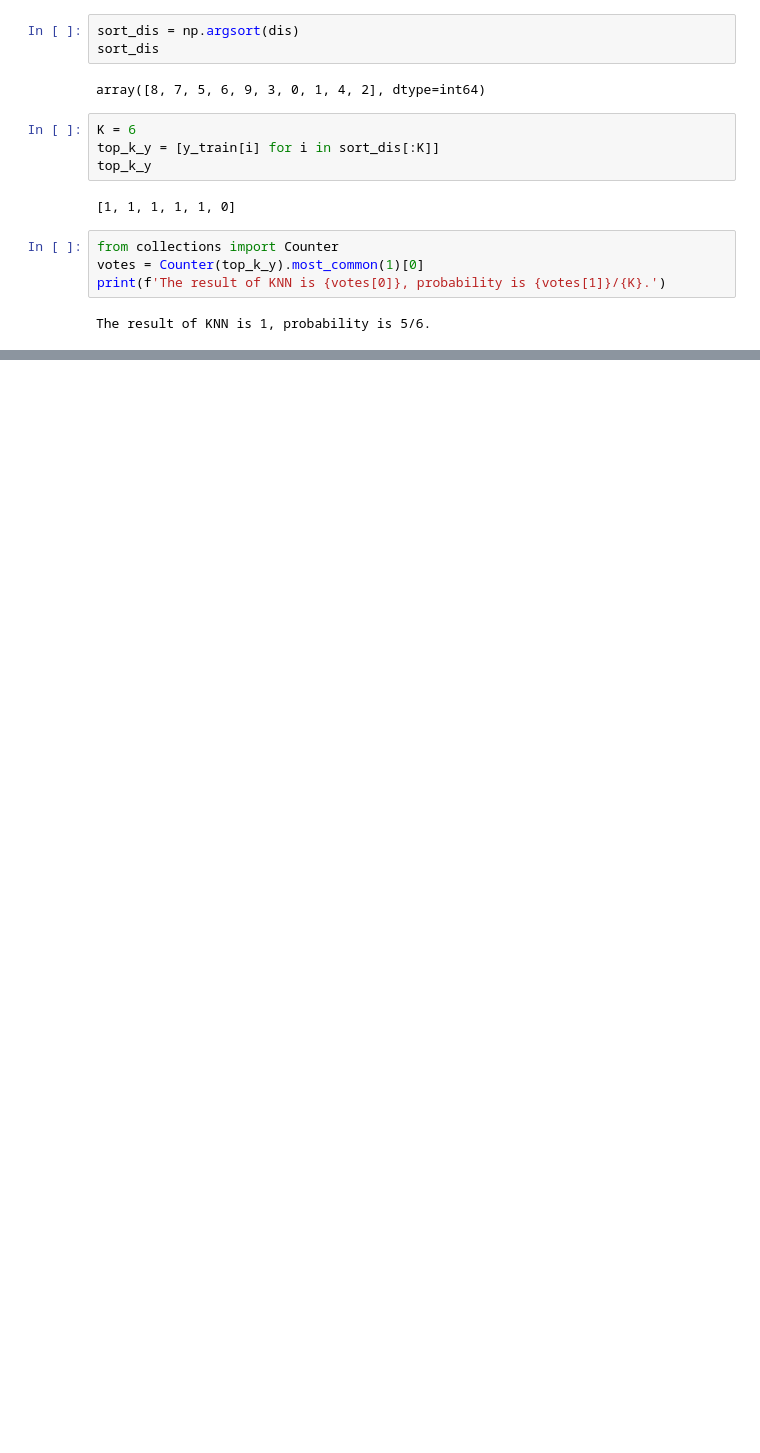
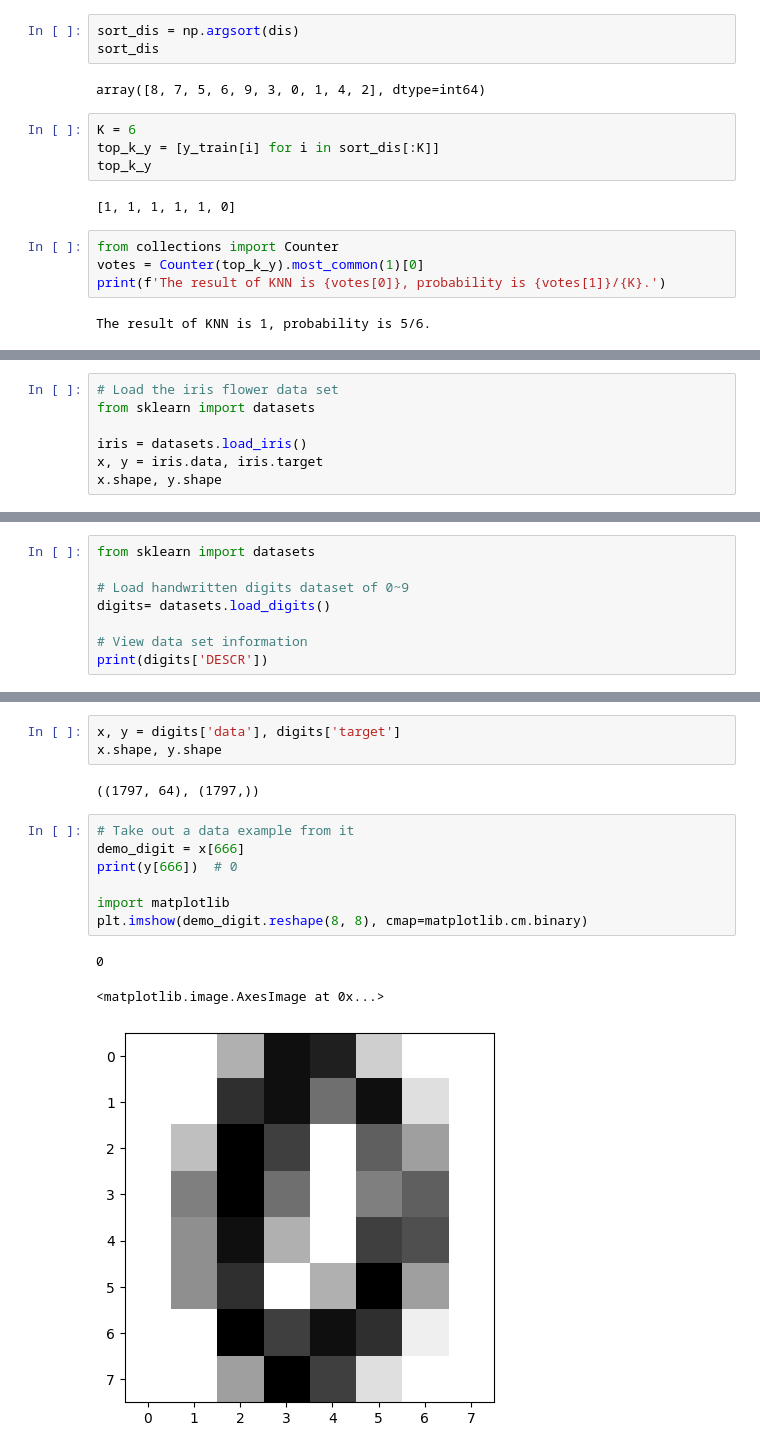
Before and after one commit to Man-Yacan/Study-for-Machine-Learning, a Jupyter notebook: KNN.ipynb, the cells around one changed output, grey strips where cells are left out. Cells and saved outputs as stored; diff of their text form; blank space fills up the shorter version.

```diff
--- a/KNN.ipynb
+++ b/KNN.ipynb
@@ -94,0 +191,7 @@ The result of KNN is 1, probability is 5/6.
+# %%
+# Load the iris flower data set
+from sklearn import datasets
+
+iris = datasets.load_iris()
+x, y = iris.data, iris.target
+x.shape, y.shape
@@ -94,0 +371,8 @@ The result of KNN is 1, probability is 5/6.
+# %%
+from sklearn import datasets
+
+# Load handwritten digits dataset of 0~9
+digits= datasets.load_digits()
+
+# View data set information
+print(digits['DESCR'])
@@ -94,0 +397,16 @@ The result of KNN is 1, probability is 5/6.
+# %%
+x, y = digits['data'], digits['target']
+x.shape, y.shape
+# %% [output]
+((1797, 64), (1797,))
+# %%
+# Take out a data example from it
+demo_digit = x[666]
+print(y[666])  # 0
+
+import matplotlib
+plt.imshow(demo_digit.reshape(8, 8), cmap=matplotlib.cm.binary)
+# %% [output]
+0
+<matplotlib.image.AxesImage at 0x...>
+[figure, added]
```
Also changed, not shown: parts of 53 cells of this notebook.
